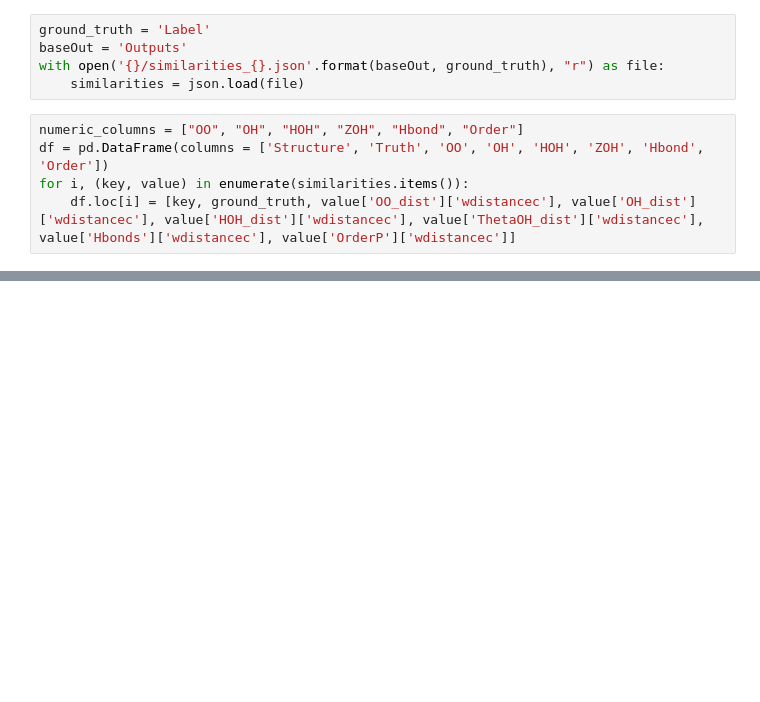
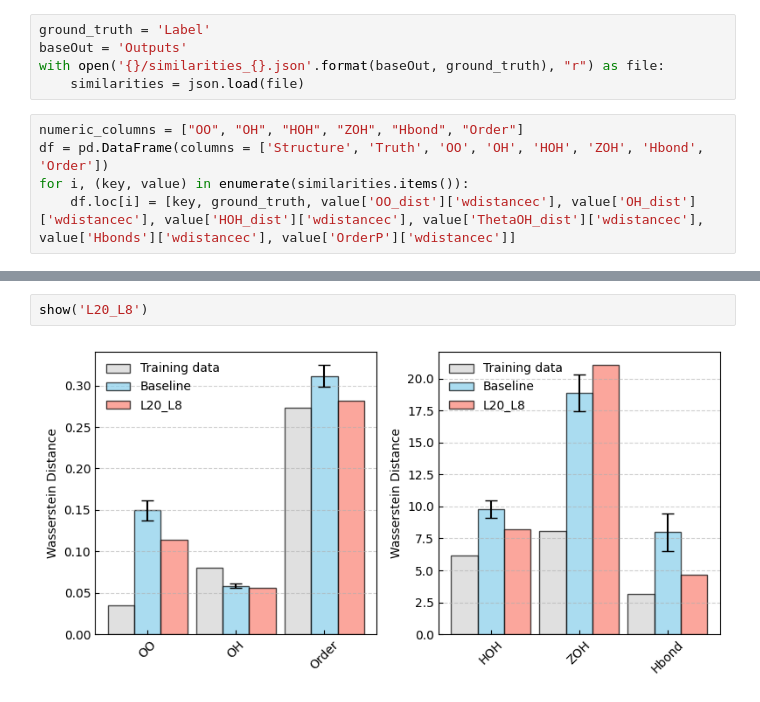
Before and after one commit to huangchieh/StructureMetrics, a Jupyter notebook: 03_plots.ipynb, the cells around one changed output, grey strips where cells are left out. Drawn from its saved outputs; the diff is of its cells as text; blank space fills up the shorter version.

```diff
--- a/03_plots.ipynb
+++ b/03_plots.ipynb
@@ -171,0 +140,4 @@ plot_comparison_subplots(df_P, df_ref, df_model, numeric_columns, ['OO', 'OH', '
+# %%
+show('L20_L8')
+# %% [output]
+[figure, added]
```
Also changed, not shown: parts of 20 cells of this notebook.
